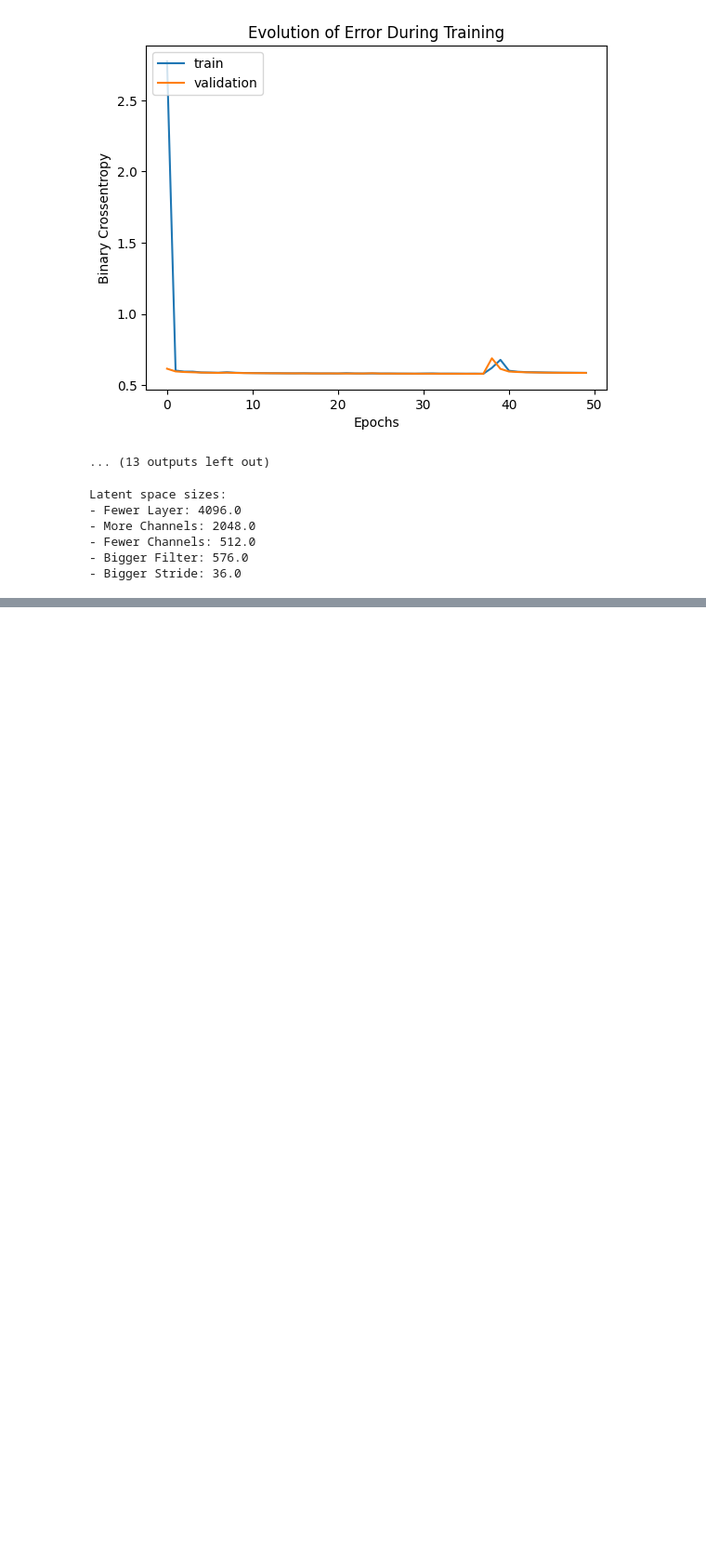
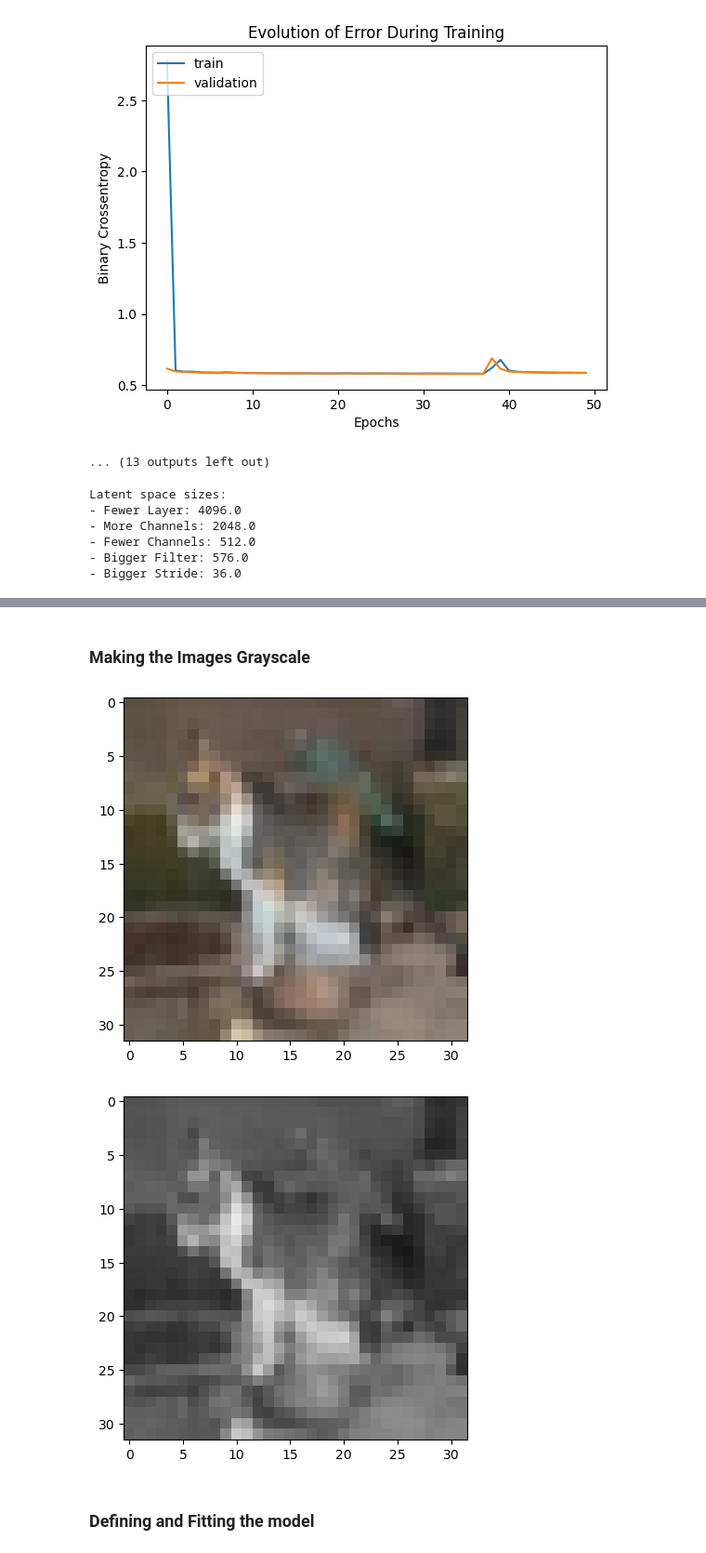
Before and after one commit to BMEJSchmitz/ACML_Lab_2, a Jupyter notebook: Lab 2.ipynb, the cells around one changed output, grey strips where cells are left out. Shown at 93% size. Drawn from its saved outputs; the diff is of its cells as text; code cells hidden in the pictures; blank space fills up the shorter version.

```diff
--- a/Lab 2.ipynb
+++ b/Lab 2.ipynb
@@ -335,0 +337,23 @@ Latent space sizes:
+# %% [markdown]
+### Making the Images Grayscale
+# %%
+# code source: https://stackoverflow.com/questions/12201577/how-can-i-convert-an-rgb-image-into-grayscale-in-python
+# follows the matlab implementation of making an image grayscale
+import numpy as np
+import matplotlib.pyplot as plt
+
+def rgb2gray(rgb):
+    return np.dot(rgb[...,:3], [0.2989, 0.5870, 0.1140])
+
+#testing the function
+img = X_train[0]
+gray = rgb2gray(img)
+plt.imshow(img)
+plt.show()
+plt.imshow(gray, cmap=plt.get_cmap('gray'), vmin=0, vmax=1)
+plt.show()
+# %% [output]
+[figure, added]
+[figure, added]
+# %% [markdown]
+### Defining and Fitting the model
```
Also changed, not shown: parts of 5 cells of this notebook.
